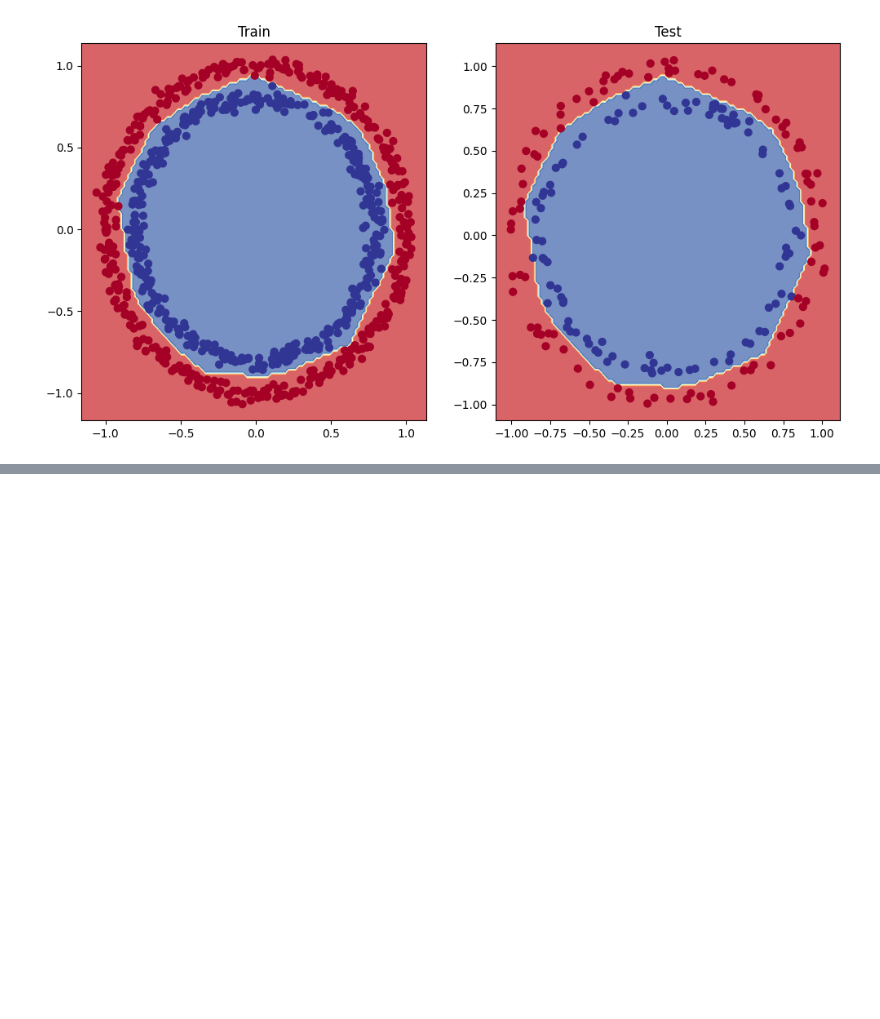
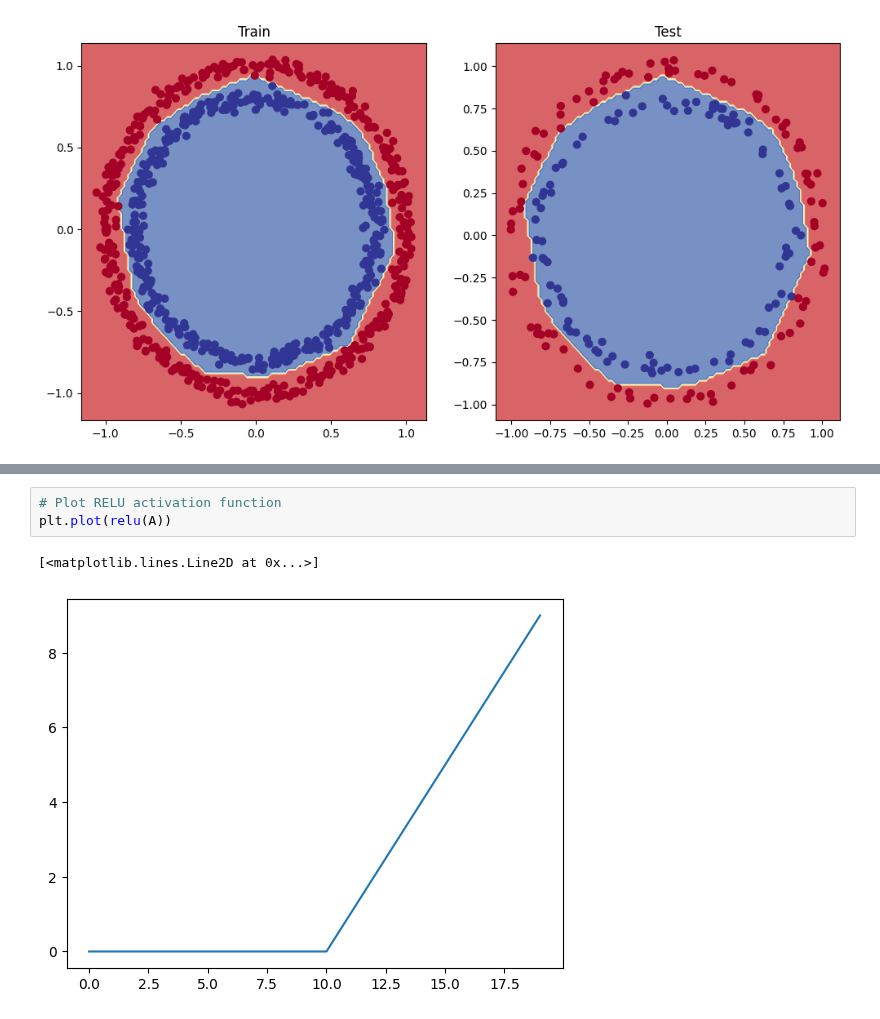
Before and after one commit to thewallandus/ml-with-pytorch, a Jupyter notebook: 02_nueral_network_classification_with_pytorch_video.ipynb, the cells around one changed output, grey strips where cells are left out. Drawn from its saved outputs; the diff is of its cells as text; blank space fills up the shorter version.

```diff
--- a/02_nueral_network_classification_with_pytorch_video.ipynb
+++ b/02_nueral_network_classification_with_pytorch_video.ipynb
@@ -940,0 +968,6 @@ plot_decision_boundary(model_3, X_test, y_test)
+# %%
+# Plot RELU activation function
+plt.plot(relu(A))
+# %% [output]
+[<matplotlib.lines.Line2D at 0x...>]
+[figure, added]
```
Also changed, not shown: parts of 5 cells of this notebook.
